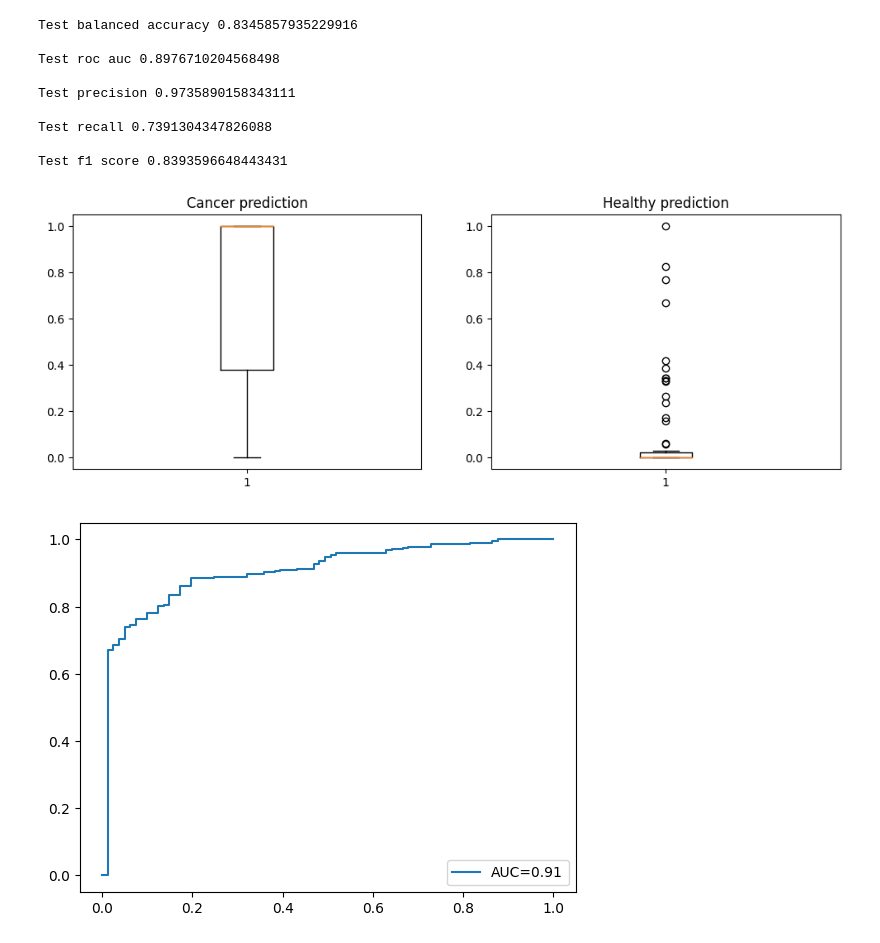
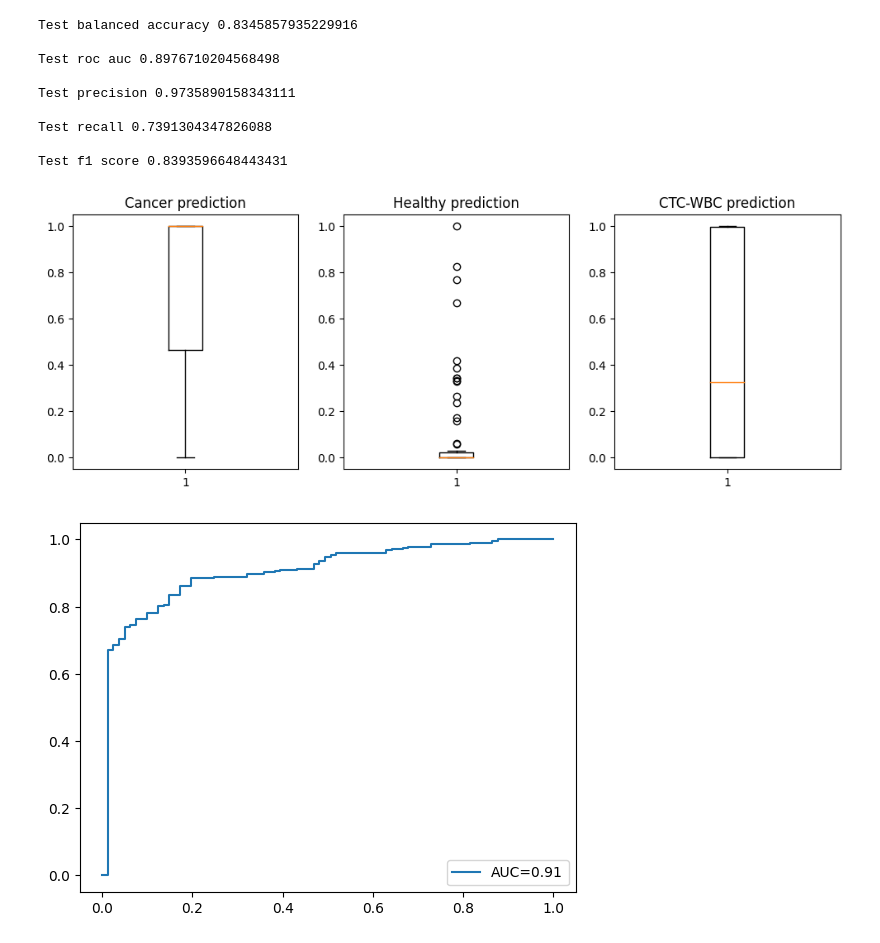
Before and after one commit to melehean/CTC-Detection, a Jupyter notebook: additional_test.ipynb, the cells around one changed output. Saved outputs shown, nothing was run; the diff lists cells and outputs as text; code cells hidden in the pictures.

```diff
--- a/additional_test.ipynb
+++ b/additional_test.ipynb
@@ -129,10 +147,10 @@ Test recall 0.7391304347826088
 
 Test f1 score 0.8393596648443431
 # %%
-vis = Visualisation(lgbm_estimators, cut_by_mean_max_test_data, data_object.test_classes)
+vis = Visualisation(lgbm_estimators, cut_by_mean_max_test_data, data_object.test_classes, data_object.test_classes_names)
 vis.plot_predictions_boxplot()
 # %% [output]
-[figure, old version]
+[figure, new version]
 # %%
 vis.draw_roc_curve_from_probabilities()
 # %% [output]
```
Also changed, not shown: parts of 14 cells of this notebook, 4 other files.
